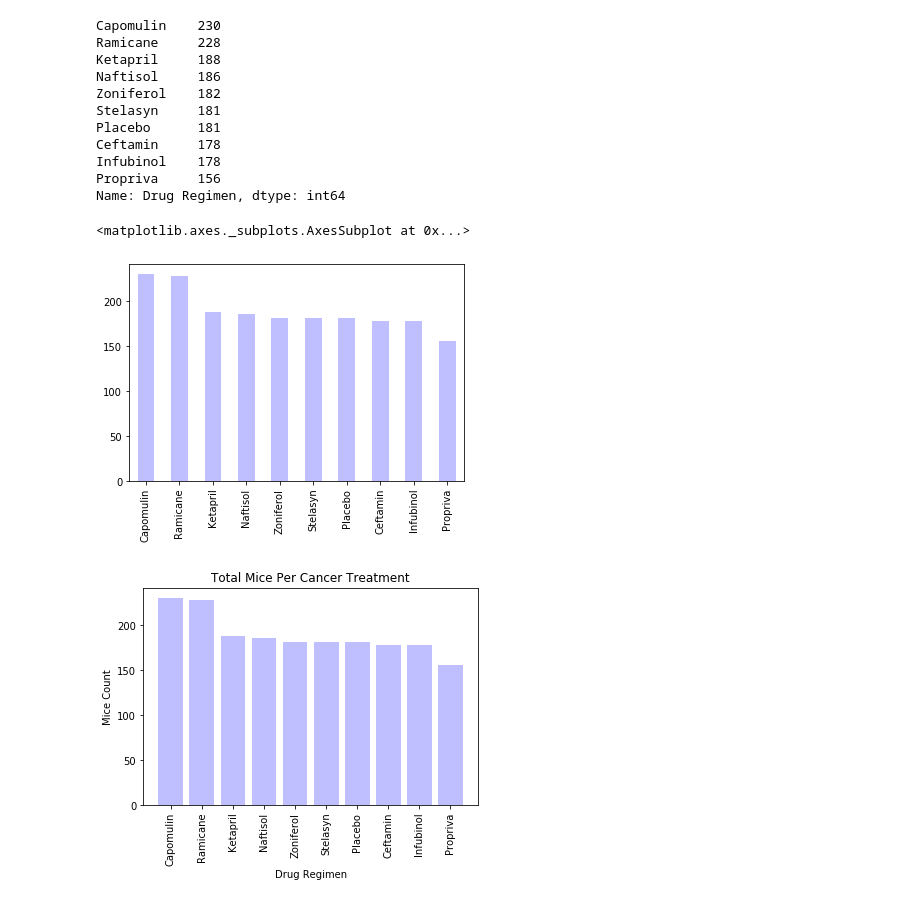
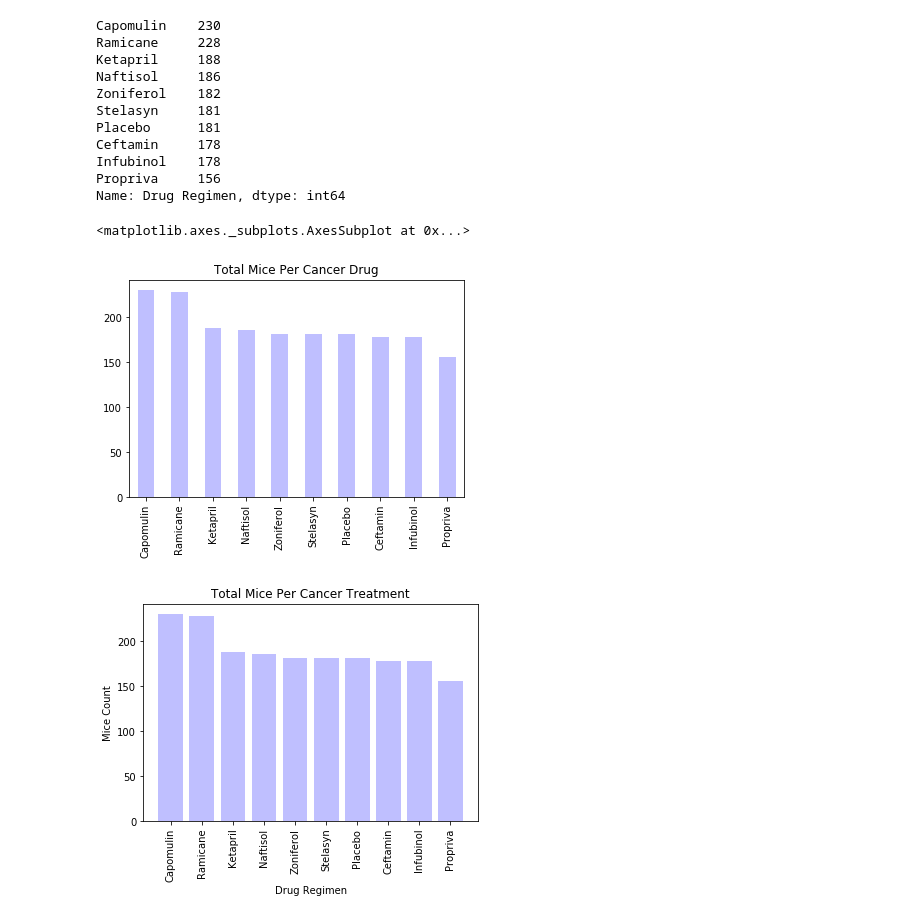
Before and after one commit to pasco27/matplotlib_homework, a Jupyter notebook: pymaceuticals_pascarella1.ipynb, the cells around one changed output. Drawn from its saved outputs; the diff is of its cells as text; code cells hidden in the pictures.

Commit message:
I have basic graphs in place

```diff
--- a/pymaceuticals_pascarella1.ipynb
+++ b/pymaceuticals_pascarella1.ipynb
@@ -188,10 +188,10 @@ Infubinol    178
 Propriva     156
 Name: Drug Regimen, dtype: int64
 # %%
-regimen_count.plot(kind='bar', color='blue', alpha=0.25, align='center')
+regimen_count.plot(title='Total Mice Per Cancer Drug', kind='bar', color='blue', alpha=0.25, align='center')
 # %% [output]
 <matplotlib.axes._subplots.AxesSubplot at 0x...>
-[figure, old version]
+[figure, new version]
 # %%
 # mice_per_drug = regimen_count.count()['Mouse ID']
 #mice_per_drug
```
Also changed, not shown: parts of 4 cells of this notebook.
